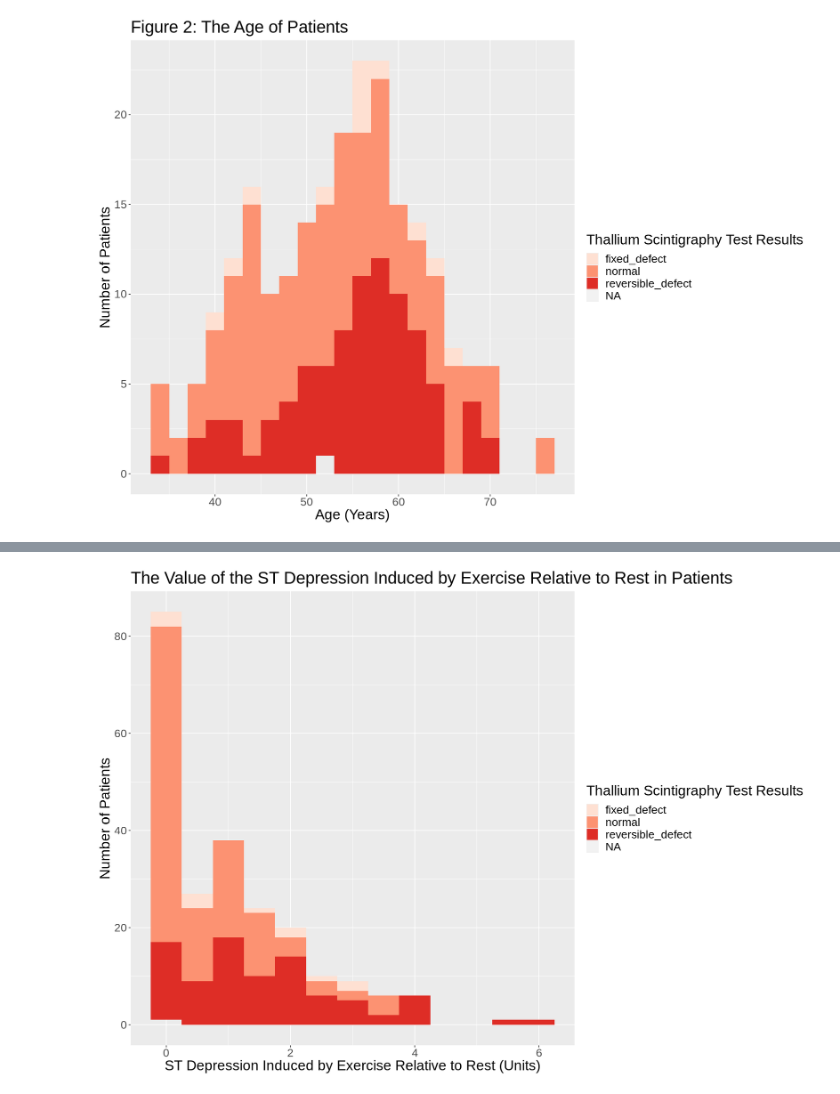
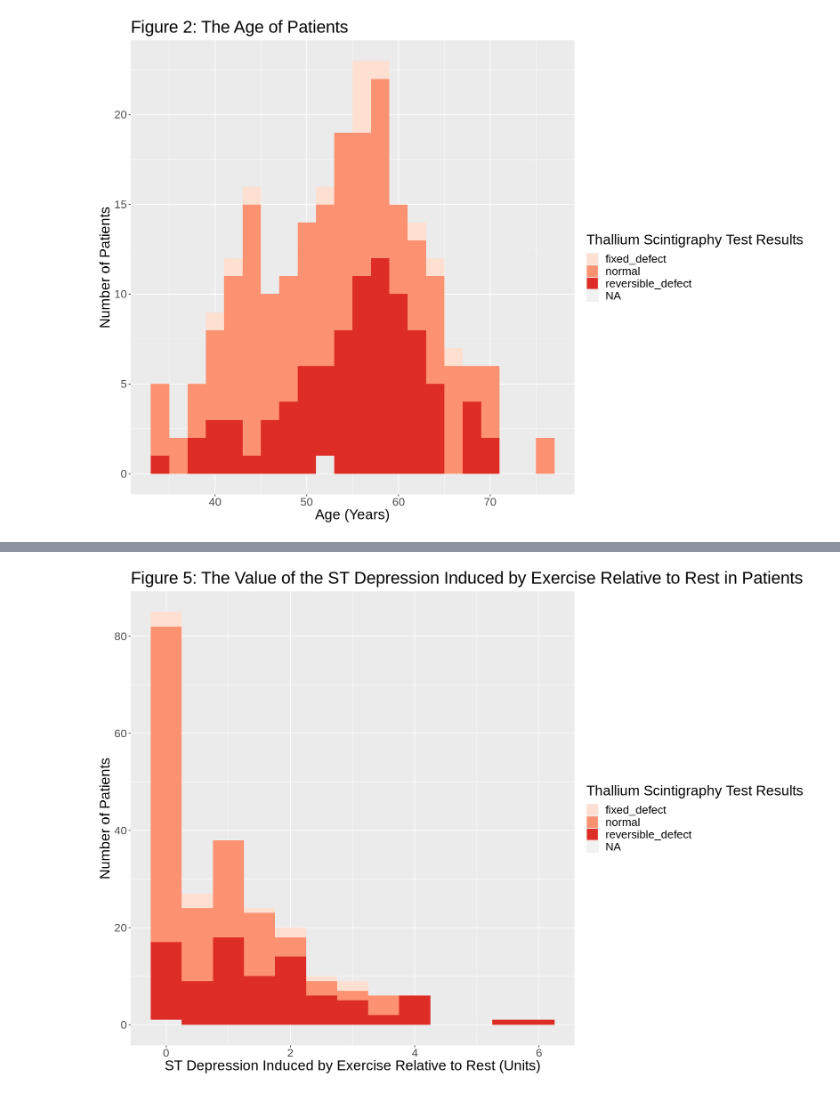
Before and after one commit to alanwake83/DSCI_group30_project, a Jupyter notebook: project_proposal.ipynb, the cells around one changed output, grey strips where cells are left out. Saved outputs shown, nothing was run; the diff lists cells and outputs as text; code cells hidden in the pictures.

```diff
--- a/project_proposal.ipynb
+++ b/project_proposal.ipynb
@@ -188,11 +188,11 @@ cleveland_plot_4
 # %%
 cleveland_plot_5 <- cleveland_train |>
     ggplot(aes(x = oldpeak, fill = thal)) +
     geom_histogram(binwidth = 0.5) +
     labs(x = "ST Depression Induced by Exercise Relative to Rest (Units)", y = "Number of Patients",  fill = "Thallium Scintigraphy Test Results") +
-    ggtitle("The Value of the ST Depression Induced by Exercise Relative to Rest in Patients") +
+    ggtitle("Figure 5: The Value of the ST Depression Induced by Exercise Relative to Rest in Patients") +
     scale_fill_brewer(palette = "Reds") +
     theme(text = element_text(size = 20))
 cleveland_plot_5
 # %% [output]
-[figure, old version]
+[figure, new version]
```
Also changed, not shown: parts of 4 cells of this notebook.
